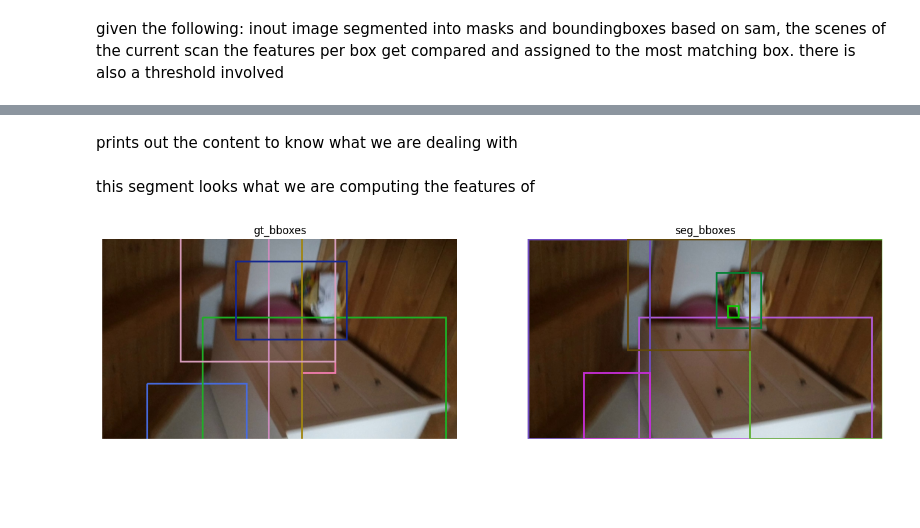
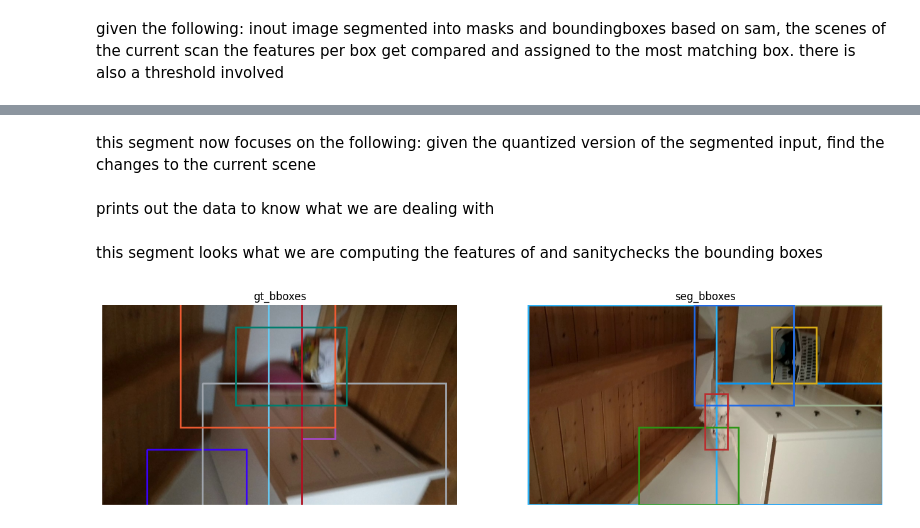
Before and after one commit to elikoller/OD3DU, a Jupyter notebook: preprocessing/feature_evaluation_dino.ipynb, the cells around one changed output, grey strips where cells are left out. Saved outputs shown, nothing was run; the diff lists cells and outputs as text; code cells hidden in the pictures; blank space fills up the shorter version.

Commit message:
oke so this workt: generate mask with dino & evaluate againt quantized ground truth

```diff
--- a/preprocessing/feature_evaluation_dino.ipynb
+++ b/preprocessing/feature_evaluation_dino.ipynb
@@ -29,7 +29,7 @@ curr_scan_id = "02b33e01-be2b-2d54-93fb-4145a709cec5"
 new_scan_id =  "fcf66d8a-622d-291c-8429-0e1109c6bb26"
 frame_number = "000007"
 curr_frame_number = "000007"
-new_frame_number = "000007"
+new_frame_number = "000008"
 patch_h= 18
 image_height = 540
 image_width = 960
@@ -267,7 +290,7 @@ def get_accuracy(gt_patches, computed_patches):
 
     return accuracy, np.mean(percentage)
 
-new_scan_id = curr_scan_id
+#new_scan_id = curr_scan_id
 
 """
 initialize here current = new scan id since we are looking at the gt
@@ -302,12 +325,16 @@ new_img_pixelwise = generate_pairs_pixel_level(input_info[frame_number], id_matc
 new_img_patchwise = quantize_to_patch_level(new_img_pixelwise)
 #aggregate to patches and colour it, we want the colours which are used in curr_scan id
 new_img_colour = create_color_img_from_obj_id(data_dir,curr_scan_id, new_img_patchwise)
+print("unique numbers in new img patchwise ", np.unique(new_img_patchwise))
 
-#get the gt input patches and also turn them into bigger images
+#get the gt patches for the segmented scene! so for the dinov2 segmentation: but the colour will be based on the current scene
 gt_input_patchwise_path =  osp.join(data_dir,"files/patch_anno/patch_anno_32_18", new_scan_id + '.pkl')
 with open(gt_input_patchwise_path, 'rb') as file:
     gt_input_patchwise = pickle.load(file)
+print("unique numbers in gt_input_colour ", np.unique(gt_input_patchwise[frame_number]))
 gt_input_colour = create_color_img_from_obj_id(data_dir,curr_scan_id,gt_input_patchwise[frame_number])
+
+
 
 
 accuracy = get_accuracy(gt_input_patchwise[frame_number],new_img_patchwise)
@@ -339,22 +366,5 @@ cv2.putText(combined_image, title2, (gt_input_colour.shape[1] + 30, 30), cv2.FON
 cv2.imshow('Two Images Side by Side', combined_image)
 cv2.waitKey(0)
 cv2.destroyAllWindows()
-
-
-"""
-find changes beginning: based on projection onto current mesh
-"""
-
-#compute the projection of the new pose onto the current mesh to get the current situation
-
-curr_proj_obj_id, curr_proj_color = evaluation.project_new_pose_in_curr_mesh(data_dir, osp.join(data_dir, "scenes"),curr_scan_id, new_scan_id, frame_number)
-cv2.imshow("object_id", curr_proj_obj_id)
-cv2.imshow("color", curr_proj_color)
-cv2.waitKey(0)
-cv2.destroyAllWindows()
-
-#quantize that projection such that it is on patchwise level
-#actually with this we can compute the current change
-curr_proj_obj_patchwise = quantize_to_patch_level(curr_proj_obj_id)
 # %% [output]
 sg_data object ids of image dict_keys([0, 1, 4, 13, 14, 15, 18])
@@ -367,0 +390,2 @@ the next segment tries to estimate the folowing: given a feature vector of the s
+# %% [markdown]
+this segment now focuses on the following: given the quantized version of the segmented input, find the changes to the current scene
@@ -368,5 +414,5 @@ the next segment tries to estimate the folowing: given a feature vector of the s
 # %% [markdown]
-prints out the content to know what we are dealing with
+prints out the data to know what we are dealing with
 # %%
 # Inspect the loaded data
 def inspect_data(data, indent=0):
@@ -388,7 +434,7 @@ def inspect_data(data, indent=0):
 
 
 #get the data information on the segmentation of the input image
-input_info_path = osp.join(data_dir,"files/Segmentation/DinoV2/objects", new_scan_id + ".pkl")
+input_info_path = osp.join(data_dir,"files/Segmentation/DinoV2/obj", new_scan_id + ".pkl")
 with open(input_info_path, 'rb') as file:
     input_info = pickle.load(file)
 
@@ -403,7 +449,7 @@ with open(input_featues_path, 'rb') as file:
 
 #inspect_data(input_features)
 # %% [markdown]
-this segment looks what we are computing the features of
+this segment looks what we are computing the features of and sanitychecks the bounding boxes
 # %%
 def bounding_boxes_for_projection(data_dir, scan_id, frame_number):
     #access the projection
@@ -464,49 +510,51 @@ def bounding_boxes_for_projection(data_dir, scan_id, frame_number):
 
 
 
-
-
-
 #sanity check that the sam boundingboxes are not very wrong
 IMAGE_PATH= osp.join(data_dir,"scenes",curr_scan_id,"sequence","frame-"+str(frame_number)+".color.jpg")
 # Read the image from the path
-image= cv2.imread(IMAGE_PATH)
+curr_image= cv2.imread(IMAGE_PATH)
+
+#sanity check that the sam boundingboxes are not very wrong
+IMAGE_PATH= osp.join(data_dir,"scenes",new_scan_id,"sequence","frame-"+str(frame_number)+".color.jpg")
+# Read the image from the path
+new_image= cv2.imread(IMAGE_PATH)
 
 #get the data information on the segmentation of the input image
-dino_seg_path = osp.join(data_dir,"files/Segmentation/DinoV2/objects", new_scan_id + ".pkl")
+dino_seg_path = osp.join(data_dir,"files/Segmentation/DinoV2/obj", new_scan_id + ".pkl")
 with open(dino_seg_path, 'rb') as file:
     seg_data= pickle.load(file)
 
 #curretnly take the same image 2 times
 fig, (ax1, ax2) = plt.subplots(1, 2, figsize=(16, 8))
 
-ax1.imshow(cv2.cvtColor(image, cv2.COLOR_BGR2RGB))
-ax2.imshow(cv2.cvtColor(image, cv2.COLOR_BGR2RGB))
+ax1.imshow(cv2.cvtColor(curr_image, cv2.COLOR_BGR2RGB))
+ax2.imshow(cv2.cvtColor(new_image, cv2.COLOR_BGR2RGB))
 
 #sam boxes
 for segment in seg_data[frame_number]:
     #access the boundingbox
     x_min, y_min, width, height = segment["bbox"]
     color =  tuple(random.random() for _ in range(3))
     rect = patches.Rectangle((x_min, y_min), width, height, linewidth=2, edgecolor=color, facecolor='none')
     # Add the patch to the Axes
     ax2.add_patch(rect)
 
 #gt boxes
 gt_bboxes = bounding_boxes_for_projection(data_dir, curr_scan_id, frame_number)
 for box in gt_bboxes:
     x_min, y_min, width, height = box["bbox"]
     color =  tuple(random.random() for _ in range(3))
     rect = patches.Rectangle((x_min, y_min), width, height, linewidth=2, edgecolor=color, facecolor='none')
     # Add the patch to the Axes
     ax1.add_patch(rect)
 
 #add name
 ax2.set_title('seg_bboxes')
 ax1.set_title('gt_bboxes')
 # Remove axis labels for both subplots
 ax1.axis('off')
 ax2.axis('off')
 plt.show()
 # %% [output]
-[figure, old version]
+[figure, new version]
```
Also changed, not shown: parts of 7 cells of this notebook, 13 other files.
